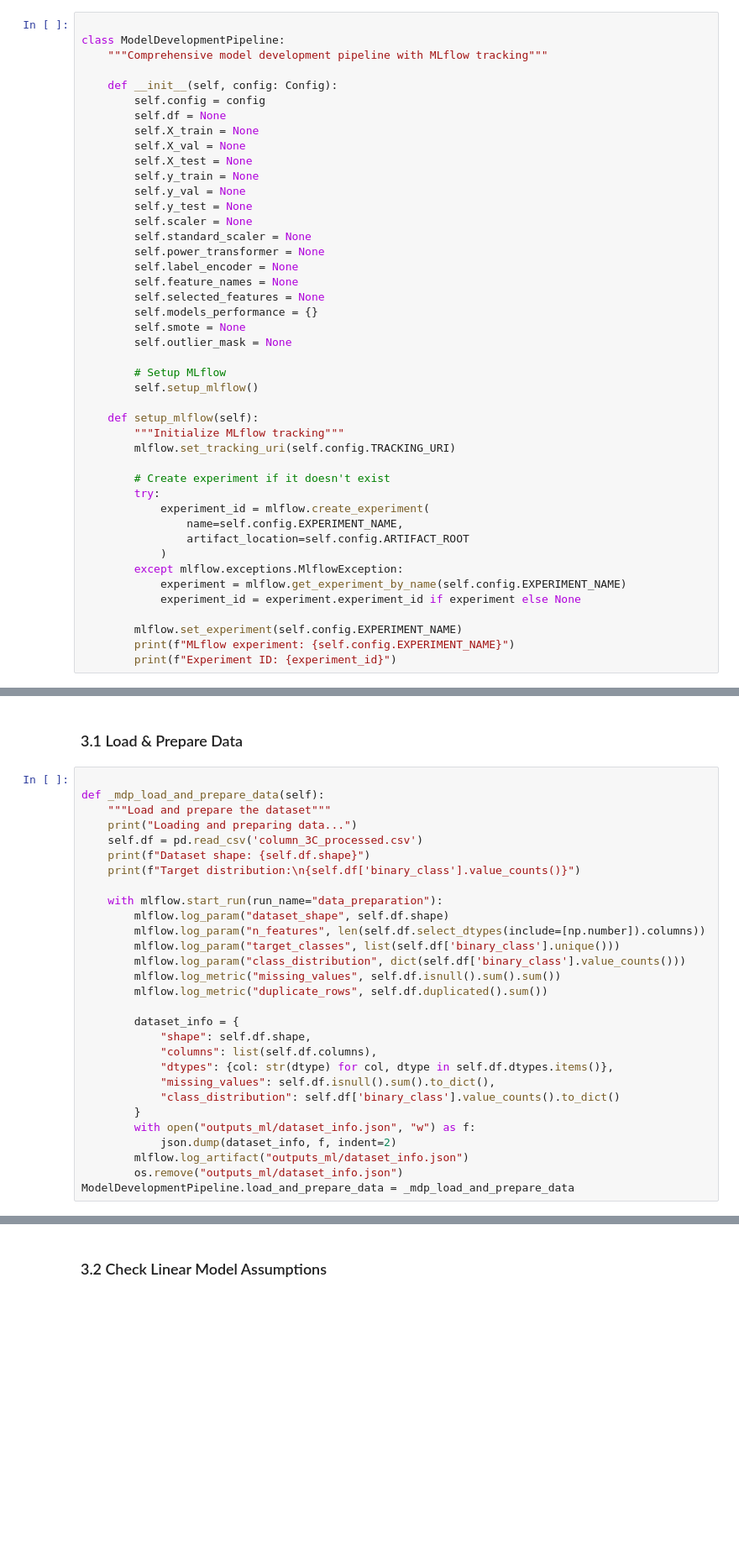
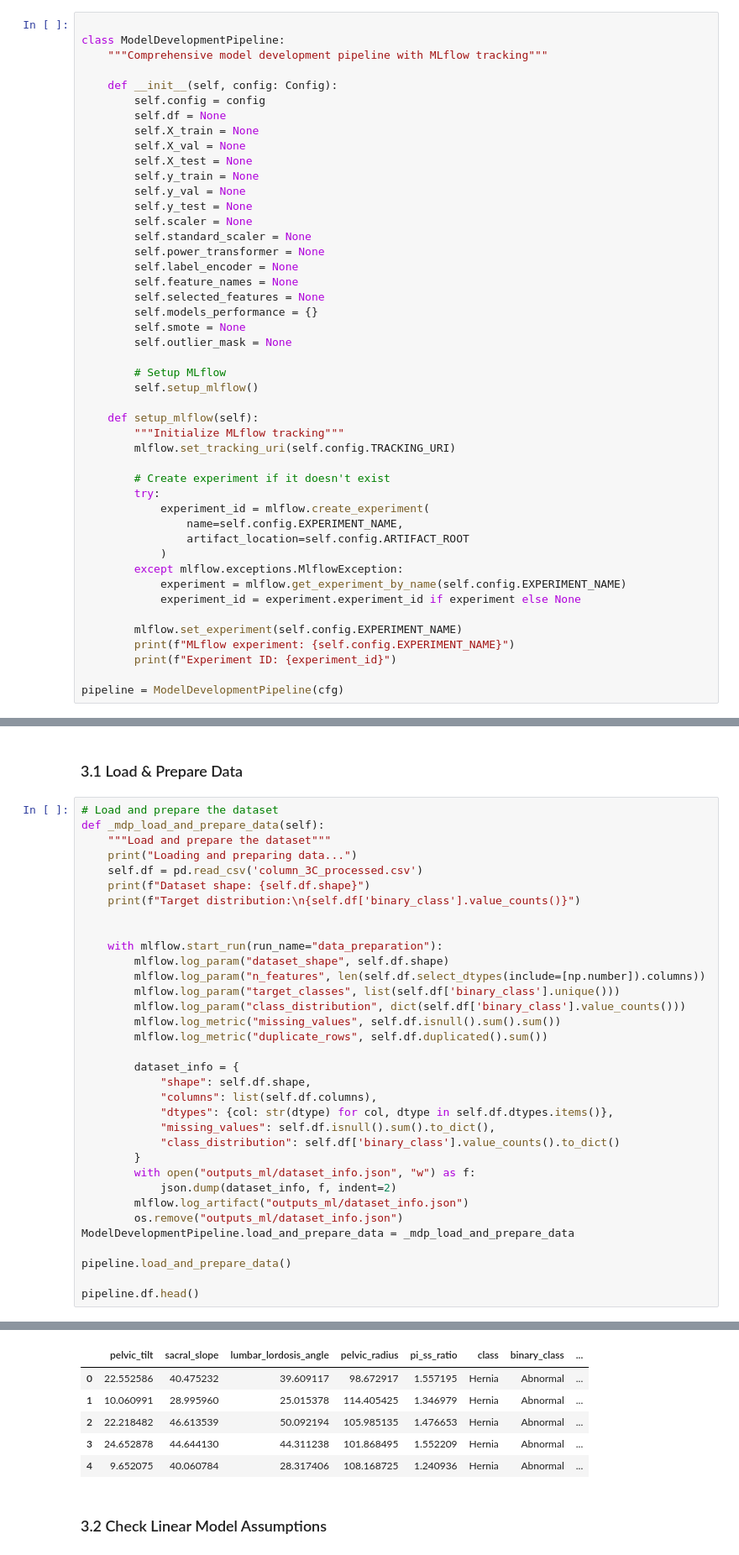
Before and after one commit to jackiecwv/SDS-CP033-spinescope, a Jupyter notebook: submissions/team-members/cholpon-zhakshylykova/classical_ml_pipeline.ipynb, the cells around one changed output, grey strips where cells are left out. Shown: that part at 84% size. Saved outputs shown, nothing was run; the diff lists cells and outputs as text; blank space fills up the shorter version.

```diff
--- a/submissions/team-members/cholpon-zhakshylykova/classical_ml_pipeline.ipynb
+++ b/submissions/team-members/cholpon-zhakshylykova/classical_ml_pipeline.ipynb
@@ -141,3 +133,5 @@ class ModelDevelopmentPipeline:
         mlflow.set_experiment(self.config.EXPERIMENT_NAME)
         print(f"MLflow experiment: {self.config.EXPERIMENT_NAME}")
         print(f"Experiment ID: {experiment_id}")
+
+pipeline = ModelDevelopmentPipeline(cfg)
@@ -144,13 +141,14 @@ class ModelDevelopmentPipeline:
 # %% [markdown]
 ### 3.1 Load & Prepare Data
 # %%
-
+# Load and prepare the dataset
 def _mdp_load_and_prepare_data(self):
     """Load and prepare the dataset"""
     print("Loading and preparing data...")
     self.df = pd.read_csv('column_3C_processed.csv')
     print(f"Dataset shape: {self.df.shape}")
     print(f"Target distribution:\n{self.df['binary_class'].value_counts()}")
+
 
     with mlflow.start_run(run_name="data_preparation"):
         mlflow.log_param("dataset_shape", self.df.shape)
@@ -172,3 +170,8 @@ def _mdp_load_and_prepare_data(self):
         mlflow.log_artifact("outputs_ml/dataset_info.json")
         os.remove("outputs_ml/dataset_info.json")
 ModelDevelopmentPipeline.load_and_prepare_data = _mdp_load_and_prepare_data
+
+pipeline.load_and_prepare_data()
+
+pipeline.df.head()
+# %% [output]
@@ -175,3 +185,9 @@ ModelDevelopmentPipeline.load_and_prepare_data = _mdp_load_and_prepare_data
+|  | pelvic_tilt | sacral_slope | lumbar_lordosis_angle | pelvic_radius | pi_ss_ratio | class | binary_class | ... |
+| 0 | 22.552586 | 40.475232 | 39.609117 | 98.672917 | 1.557195 | Hernia | Abnormal | ... |
+| 1 | 10.060991 | 28.995960 | 25.015378 | 114.405425 | 1.346979 | Hernia | Abnormal | ... |
+| 2 | 22.218482 | 46.613539 | 50.092194 | 105.985135 | 1.476653 | Hernia | Abnormal | ... |
+| 3 | 24.652878 | 44.644130 | 44.311238 | 101.868495 | 1.552209 | Hernia | Abnormal | ... |
+| 4 | 9.652075 | 40.060784 | 28.317406 | 108.168725 | 1.240936 | Hernia | Abnormal | ... |
 # %% [markdown]
 ### 3.2 Check Linear Model Assumptions
 # %%
```
Also changed, not shown: parts of 12 cells of this notebook, 19 other files.
